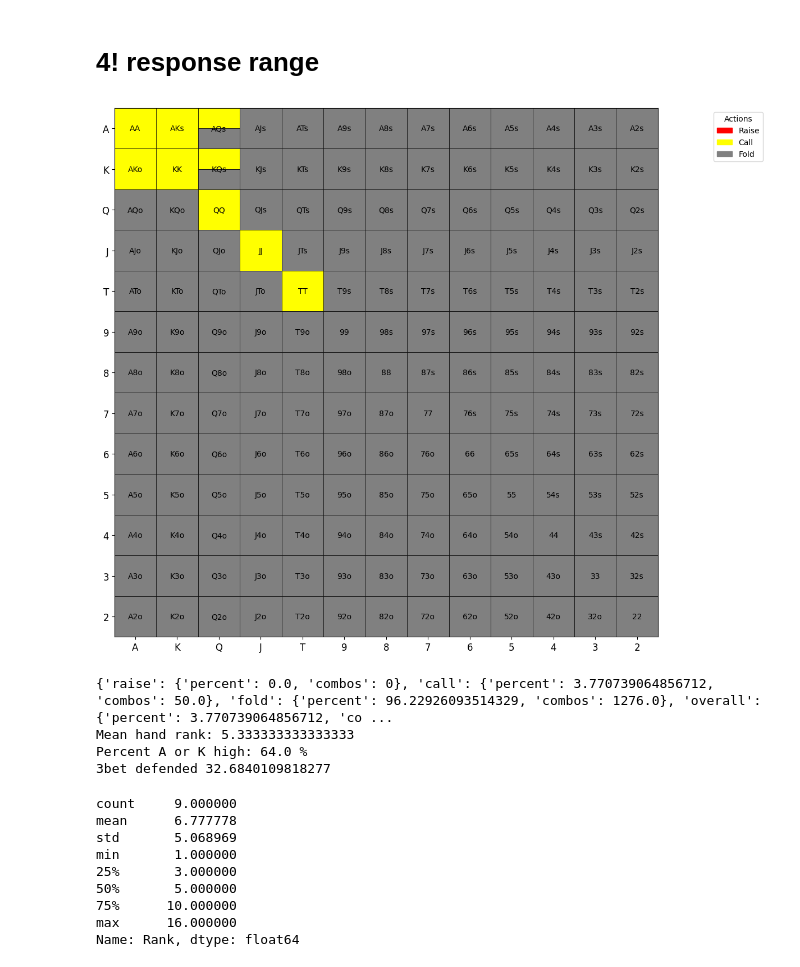
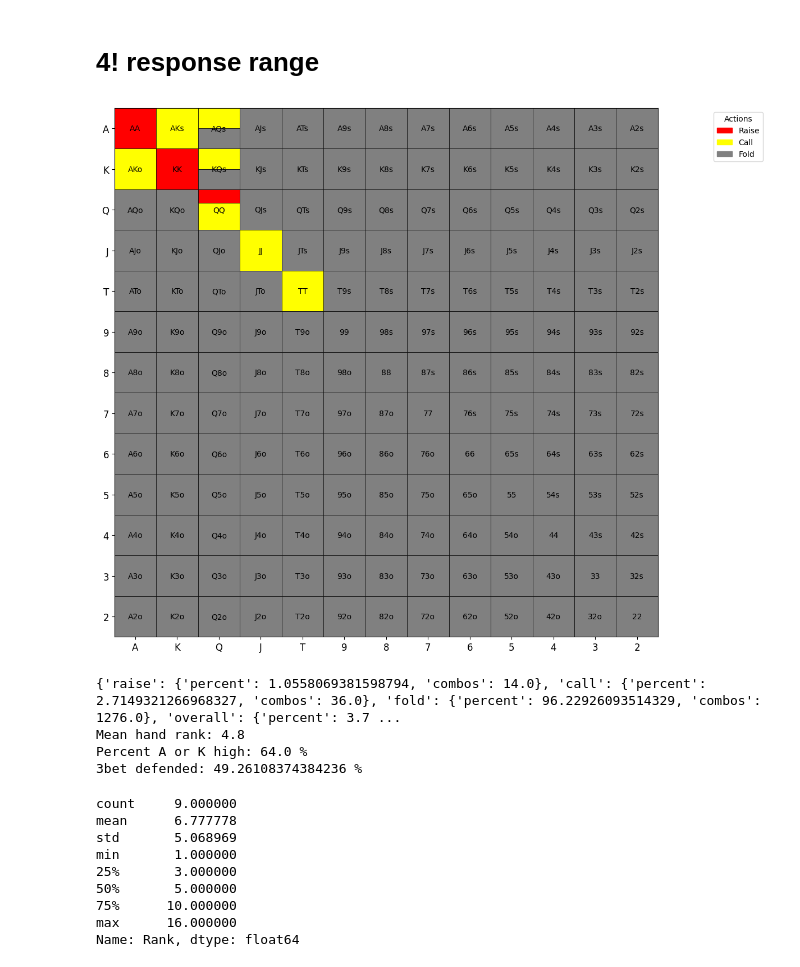
Before and after one commit to KunaalAgarwal/poker_analysis, a Jupyter notebook: src/co_ranges.ipynb, the cells around one changed output. Saved outputs shown, nothing was run; the diff lists cells and outputs as text; code cells hidden in the pictures.

```diff
--- a/src/co_ranges.ipynb
+++ b/src/co_ranges.ipynb
@@ -359,9 +359,9 @@ Name: Rank, dtype: float64
 # %%
 response_4bet_range = {
     # Pairs
-    "AA": {"raise": 0, "call": 1.0},
-    "KK": {"raise": 0, "call": 1.0},
-    "QQ": {"raise": 0, "call": 1.0},
+    "AA": {"raise": 1.0, "call": 0.0},
+    "KK": {"raise": 1.0, "call": 0.0},
+    "QQ": {"raise": 1/3, "call": 2/3},
     "JJ": {"raise": 0, "call": 1.0},
     "TT": {"raise": 0, "call": 1.0},
     "99": {"raise": 0, "call": 0.0},
@@ -374,38 +374,38 @@ response_4bet_range = {
 
     "AKo": {"raise": 0.0, "call": 1.0},
     "AQo": {"raise": 0.0, "call": 0.0},
     "AJo": {"raise": 0.0, "call": 0.0},
     "ATo": {"raise": 0.0, "call": 0.0},
 
     "KQs": {"raise": 0.0, "call": 0.5},
     "KJs": {"raise": 0.0, "call": 0.0},
 
     "KQo": {"raise": 0.0, "call": 0.0},
 
     "QJs": {"raise": 0.0, "call": 0.0},
     "JTs": {"raise": 0.0, "call": 0.0},
 }
 
 response_4bet = range_construction.generate_range(response_4bet_range, '../ranges/co_ranges/co_4!response')
 response_4bet_distribution = range_construction.range_hand_distribution(response_4bet_range)
 response_4bet_percent_by_actions = range_construction.range_percent_by_all_actions(response_4bet_range)
 response_4bet_mean_hand_rank = range_construction.average_range_rank(response_4bet_range)
 
 defended_3bet = 100*(response_4bet_percent_by_actions['overall']['combos'] / open_response_percent_by_actions['raise']['combos'])
 
 print(response_4bet_percent_by_actions)
 print(f'Mean hand rank: {response_4bet_mean_hand_rank}')
 print(f'Percent A or K high: {range_construction.percent_range_high_card(response_4bet_range)} %')
 print(f'3bet defended: {defended_3bet} %')
 
 response_4bet_distribution[1].to_csv('../ranges/co_ranges/co_response_4bet_distribution.csv')
 response_4bet_distribution[0]
 # %% [output]
-[figure, old version]
+[figure, new version]
-{'raise': {'percent': 0.0, 'combos': 0}, 'call': {'percent': 3.770739064856712, 'combos': 50.0}, 'fold': {'percent': 96.22926093514329, 'combos': 1276.0}, 'overall': {'percent': 3.770739064856712, 'co ...
-Mean hand rank: 5.333333333333333
+{'raise': {'percent': 1.0558069381598794, 'combos': 14.0}, 'call': {'percent': 2.7149321266968327, 'combos': 36.0}, 'fold': {'percent': 96.22926093514329, 'combos': 1276.0}, 'overall': {'percent': 3.7 ...
+Mean hand rank: 4.8
 Percent A or K high: 64.0 %
-3bet defended 32.6840109818277
+3bet defended: 49.26108374384236 %
 count     9.000000
 mean      6.777778
 std       5.068969
```
Also changed, not shown: parts of 5 cells of this notebook, 8 other files.
